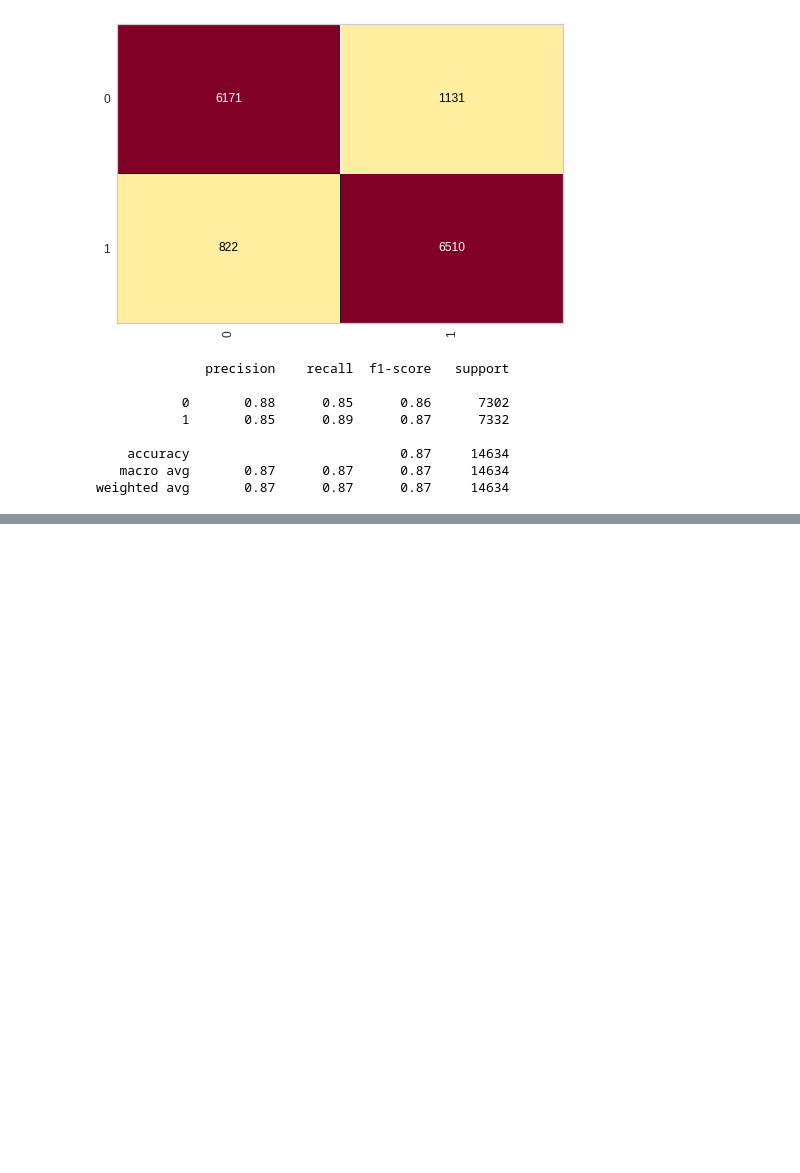
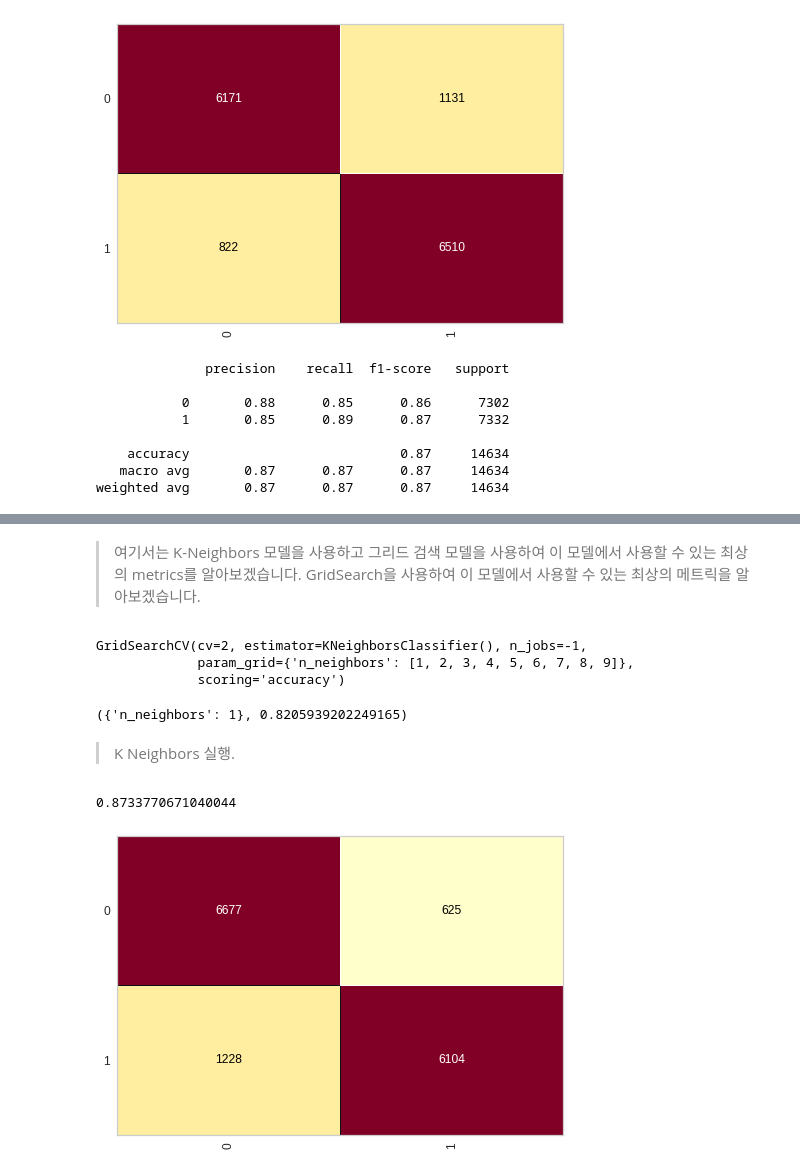
Before and after one commit to god05212/-, a Jupyter notebook: 고객이_호텔예약을_취소할지_예측하기.ipynb, the cells around one changed output, grey strips where cells are left out. Saved outputs shown, nothing was run; the diff lists cells and outputs as text; code cells hidden in the pictures; blank space fills up the shorter version.

```diff
--- a/고객이_호텔예약을_취소할지_예측하기.ipynb
+++ b/고객이_호텔예약을_취소할지_예측하기.ipynb
@@ -531,0 +729,5 @@ score_tree = 0.8665436654366544
+# %%
+from sklearn.cluster import KMeans
+model = KMeans(n_clusters = 2, random_state= 0)
+model.fit(X_train)
+previsoes = model.predict(X_test)
@@ -531,0 +746,32 @@ score_tree = 0.8665436654366544
+# %% [markdown]
+> 여기서는 K-Neighbors 모델을 사용하고 그리드 검색 모델을 사용하여 이 모델에서 사용할 수 있는 최상의 metrics를 알아보겠습니다.
+GridSearch을 사용하여 이 모델에서 사용할 수 있는 최상의 메트릭을 알아보겠습니다.
+# %%
+from sklearn.neighbors import KNeighborsClassifier
+knn = KNeighborsClassifier()
+
+k_list = list(range(1,10))
+k_values = dict(n_neighbors = k_list)
+grid = GridSearchCV(knn, k_values, cv = 2, scoring = 'accuracy', n_jobs = -1)
+grid.fit(X_train, y_train)
+# %% [output]
+GridSearchCV(cv=2, estimator=KNeighborsClassifier(), n_jobs=-1,
+             param_grid={'n_neighbors': [1, 2, 3, 4, 5, 6, 7, 8, 9]},
+             scoring='accuracy')
+# %%
+grid.best_params_, grid.best_score_
+# %% [output]
+({'n_neighbors': 1}, 0.8205939202249165)
+# %% [markdown]
+> K Neighbors 실행.
+# %%
+knn = KNeighborsClassifier(n_neighbors = 1, metric = 'minkowski', p = 2)
+knn.fit(X_train, y_train)
+previsoes = knn.predict(X_test)
+# %%
+cm = ConfusionMatrix(knn)
+cm.fit(X_train, y_train)
+cm.score(X_test, y_test)
+# %% [output]
+0.8733770671040044
+[figure, added]
```
Also changed, not shown: parts of 44 cells of this notebook.
